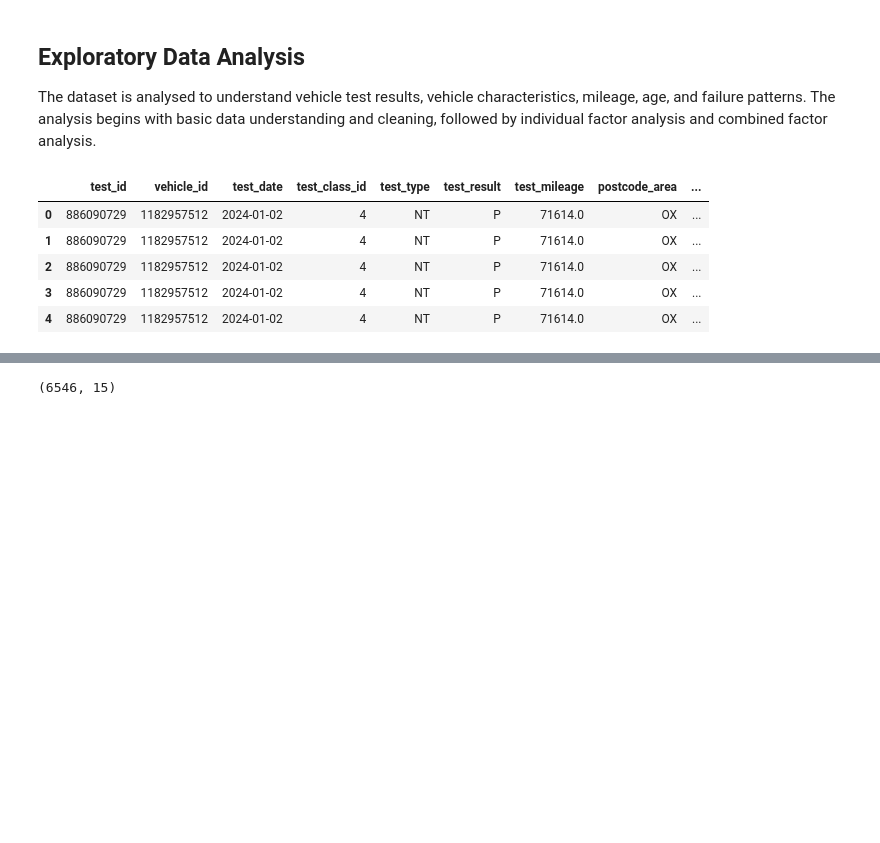
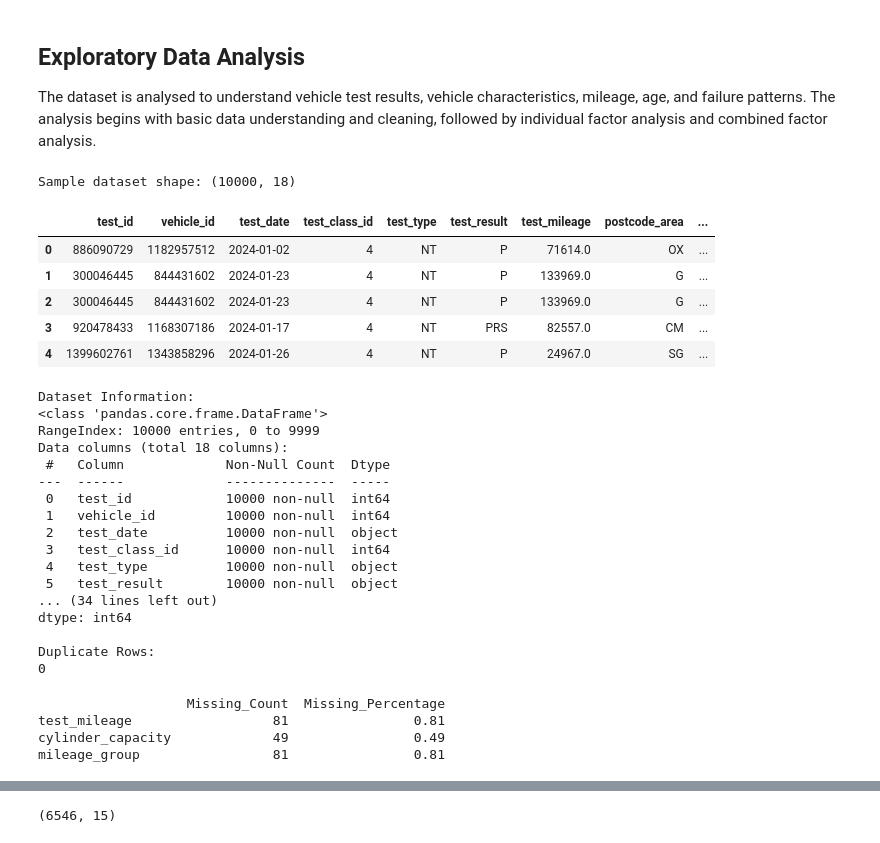
Before and after one commit to v-enkat/com_vechicle, a Jupyter notebook: Notebook/EDA_2024.ipynb, the cells around one changed output, grey strips where cells are left out. Cells and saved outputs as stored; diff of their text form; code cells hidden in the pictures; blank space fills up the shorter version.

Commit message:
Complete 2024 vehicle reliability EDA

```diff
--- a/Notebook/EDA_2024.ipynb
+++ b/Notebook/EDA_2024.ipynb
@@ -46,21 +41,63 @@ import numpy as np
 import matplotlib.pyplot as plt
 # %%
-# Define the file path for the January 2024 MOT test results data
-file_path = r"D:\EDA PROJECT\Commercial Vehicle Reliability & Failure Pattern Analysis\datasets\raw_dataset.csv\test_result_202401.csv"
+import pandas as pd
 
-# Load the first 10,000 rows for initial data inspection
-# on_bad_lines="warn" skips malformed rows and displays a warning
+file_path = r"D:\EDA PROJECT\Commercial Vehicle Reliability & Failure Pattern Analysis\datasets\cleaned_2024_final.csv"
+
+# Read only the first 10,000 rows
 df = pd.read_csv(
     file_path,
-    on_bad_lines="warn"
+    nrows=10000
 )
 
-# Display the first five rows of the dataset
-df.head()
+print("Sample dataset shape:", df.shape)
+display(df.head())
+# Check data types and missing values
+
+print("Dataset Information:")
+df.info()
+
+print("\nMissing Values:")
+print(df.isnull().sum())
+
+print("\nDuplicate Rows:")
+print(df.duplicated().sum())
 # %% [output]
+Sample dataset shape: (10000, 18)
 |  | test_id | vehicle_id | test_date | test_class_id | test_type | test_result | test_mileage | postcode_area | ... |
 | 0 | 886090729 | 1182957512 | 2024-01-02 | 4 | NT | P | 71614.0 | OX | ... |
-| 1 | 886090729 | 1182957512 | 2024-01-02 | 4 | NT | P | 71614.0 | OX | ... |
-| 2 | 886090729 | 1182957512 | 2024-01-02 | 4 | NT | P | 71614.0 | OX | ... |
-| 3 | 886090729 | 1182957512 | 2024-01-02 | 4 | NT | P | 71614.0 | OX | ... |
-| 4 | 886090729 | 1182957512 | 2024-01-02 | 4 | NT | P | 71614.0 | OX | ... |
+| 1 | 300046445 | 844431602 | 2024-01-23 | 4 | NT | P | 133969.0 | G | ... |
+| 2 | 300046445 | 844431602 | 2024-01-23 | 4 | NT | P | 133969.0 | G | ... |
+| 3 | 920478433 | 1168307186 | 2024-01-17 | 4 | NT | PRS | 82557.0 | CM | ... |
+| 4 | 1399602761 | 1343858296 | 2024-01-26 | 4 | NT | P | 24967.0 | SG | ... |
+Dataset Information:
+<class 'pandas.core.frame.DataFrame'>
+RangeIndex: 10000 entries, 0 to 9999
+Data columns (total 18 columns):
+ #   Column             Non-Null Count  Dtype
+---  ------             --------------  -----
+ 0   test_id            10000 non-null  int64
+ 1   vehicle_id         10000 non-null  int64
+ 2   test_date          10000 non-null  object
+ 3   test_class_id      10000 non-null  int64
+ 4   test_type          10000 non-null  object
+ 5   test_result        10000 non-null  object
+... (34 lines left out)
+dtype: int64
+
+Duplicate Rows:
+0
+# %%
+missing = df.isnull().sum()
+
+missing_report = pd.DataFrame({
+    "Missing_Count": missing,
+    "Missing_Percentage": (missing / len(df)) * 100
+})
+
+print(missing_report[missing_report["Missing_Count"] > 0])
+# %% [output]
+                   Missing_Count  Missing_Percentage
+test_mileage                  81                0.81
+cylinder_capacity             49                0.49
+mileage_group                 81                0.81
```
Also changed, not shown: parts of 13 cells of this notebook, 17 other files.
